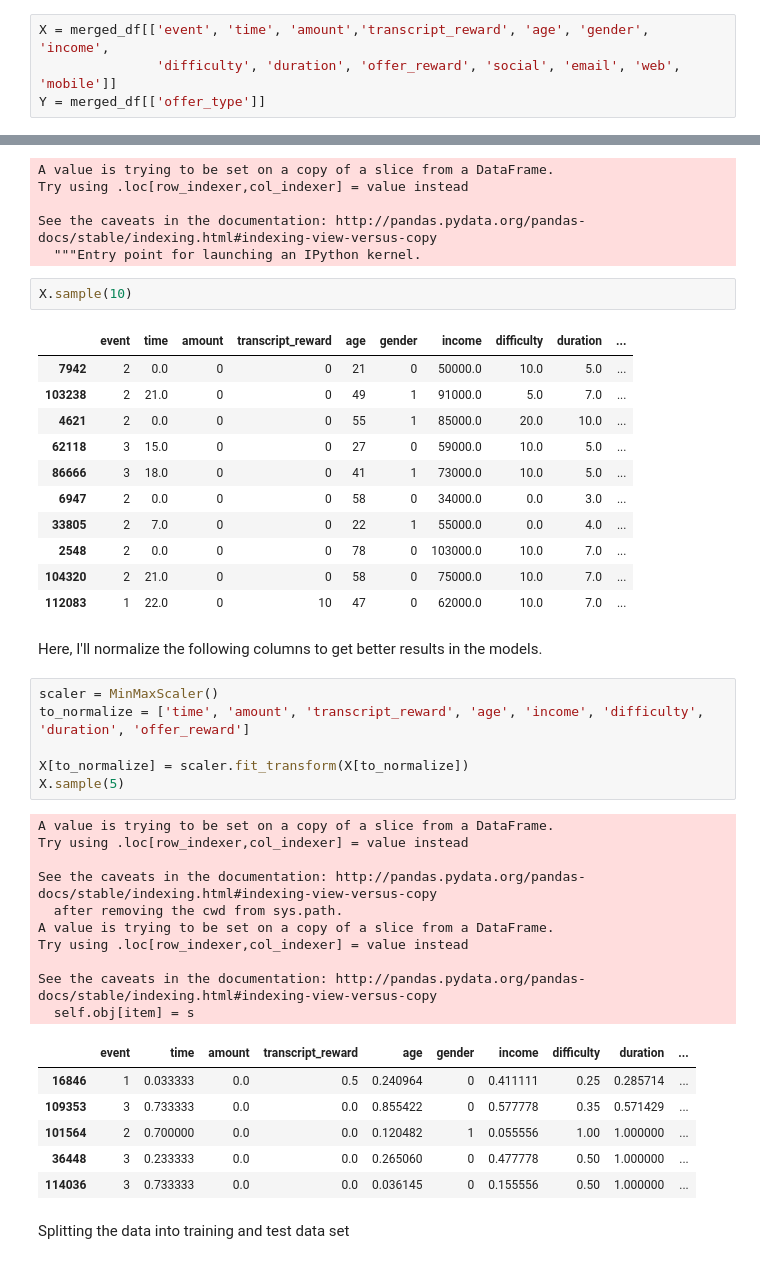
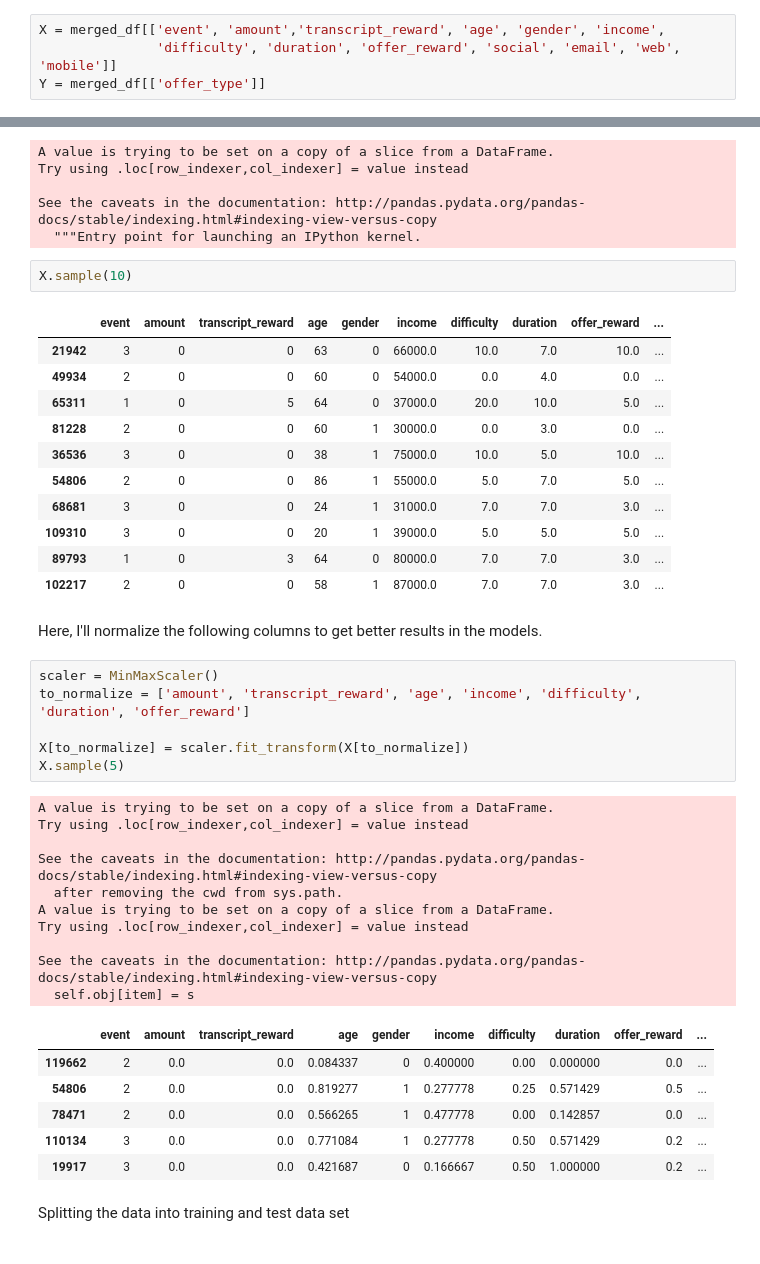
Before and after one commit to maysamf/udacity_dsnd, a Jupyter notebook: Starbucks Capstone Challenge/Starbucks_Capstone_notebook.ipynb, the cells around one changed output, grey strips where cells are left out. Drawn from its saved outputs; the diff is of its cells as text.

```diff
--- a/Starbucks Capstone Challenge/Starbucks_Capstone_notebook.ipynb
+++ b/Starbucks Capstone Challenge/Starbucks_Capstone_notebook.ipynb
@@ -662,7 +662,7 @@ The features will need further processing before they are ready for the model tr
 merged_df = merged_df[merged_df['offer_type'].notnull()]
 merged_df = merged_df.reset_index(drop=True)
 # %%
-X = merged_df[['event', 'time', 'amount','transcript_reward', 'age', 'gender', 'income',
+X = merged_df[['event', 'amount','transcript_reward', 'age', 'gender', 'income',
                'difficulty', 'duration', 'offer_reward', 'social', 'email', 'web', 'mobile']]
 Y = merged_df[['offer_type']]
 # %% [markdown]
@@ -694,42 +694,42 @@ See the caveats in the documentation: http://pandas.pydata.org/pandas-docs/stabl
 # %%
 X.sample(10)
 # %% [output]
-|  | event | time | amount | transcript_reward | age | gender | income | difficulty | duration | ... |
-| 7942 | 2 | 0.0 | 0 | 0 | 21 | 0 | 50000.0 | 10.0 | 5.0 | ... |
-| 103238 | 2 | 21.0 | 0 | 0 | 49 | 1 | 91000.0 | 5.0 | 7.0 | ... |
-| 4621 | 2 | 0.0 | 0 | 0 | 55 | 1 | 85000.0 | 20.0 | 10.0 | ... |
-| 62118 | 3 | 15.0 | 0 | 0 | 27 | 0 | 59000.0 | 10.0 | 5.0 | ... |
-| 86666 | 3 | 18.0 | 0 | 0 | 41 | 1 | 73000.0 | 10.0 | 5.0 | ... |
-| 6947 | 2 | 0.0 | 0 | 0 | 58 | 0 | 34000.0 | 0.0 | 3.0 | ... |
-| 33805 | 2 | 7.0 | 0 | 0 | 22 | 1 | 55000.0 | 0.0 | 4.0 | ... |
-| 2548 | 2 | 0.0 | 0 | 0 | 78 | 0 | 103000.0 | 10.0 | 7.0 | ... |
-| 104320 | 2 | 21.0 | 0 | 0 | 58 | 0 | 75000.0 | 10.0 | 7.0 | ... |
-| 112083 | 1 | 22.0 | 0 | 10 | 47 | 0 | 62000.0 | 10.0 | 7.0 | ... |
+|  | event | amount | transcript_reward | age | gender | income | difficulty | duration | offer_reward | ... |
+| 21942 | 3 | 0 | 0 | 63 | 0 | 66000.0 | 10.0 | 7.0 | 10.0 | ... |
+| 49934 | 2 | 0 | 0 | 60 | 0 | 54000.0 | 0.0 | 4.0 | 0.0 | ... |
+| 65311 | 1 | 0 | 5 | 64 | 0 | 37000.0 | 20.0 | 10.0 | 5.0 | ... |
+| 81228 | 2 | 0 | 0 | 60 | 1 | 30000.0 | 0.0 | 3.0 | 0.0 | ... |
+| 36536 | 3 | 0 | 0 | 38 | 1 | 75000.0 | 10.0 | 5.0 | 10.0 | ... |
+| 54806 | 2 | 0 | 0 | 86 | 1 | 55000.0 | 5.0 | 7.0 | 5.0 | ... |
+| 68681 | 3 | 0 | 0 | 24 | 1 | 31000.0 | 7.0 | 7.0 | 3.0 | ... |
+| 109310 | 3 | 0 | 0 | 20 | 1 | 39000.0 | 5.0 | 5.0 | 5.0 | ... |
+| 89793 | 1 | 0 | 3 | 64 | 0 | 80000.0 | 7.0 | 7.0 | 3.0 | ... |
+| 102217 | 2 | 0 | 0 | 58 | 1 | 87000.0 | 7.0 | 7.0 | 3.0 | ... |
 # %% [markdown]
 Here, I'll normalize the following columns to get better results in the models.
 # %%
 scaler = MinMaxScaler()
-to_normalize = ['time', 'amount', 'transcript_reward', 'age', 'income', 'difficulty', 'duration', 'offer_reward']
+to_normalize = ['amount', 'transcript_reward', 'age', 'income', 'difficulty', 'duration', 'offer_reward']
 
 X[to_normalize] = scaler.fit_transform(X[to_normalize])
 X.sample(5)
 # %% [output]
 A value is trying to be set on a copy of a slice from a DataFrame.
 Try using .loc[row_indexer,col_indexer] = value instead
 
 See the caveats in the documentation: http://pandas.pydata.org/pandas-docs/stable/indexing.html#indexing-view-versus-copy
   after removing the cwd from sys.path.
 A value is trying to be set on a copy of a slice from a DataFrame.
 Try using .loc[row_indexer,col_indexer] = value instead
 
 See the caveats in the documentation: http://pandas.pydata.org/pandas-docs/stable/indexing.html#indexing-view-versus-copy
   self.obj[item] = s
-|  | event | time | amount | transcript_reward | age | gender | income | difficulty | duration | ... |
-| 16846 | 1 | 0.033333 | 0.0 | 0.5 | 0.240964 | 0 | 0.411111 | 0.25 | 0.285714 | ... |
-| 109353 | 3 | 0.733333 | 0.0 | 0.0 | 0.855422 | 0 | 0.577778 | 0.35 | 0.571429 | ... |
-| 101564 | 2 | 0.700000 | 0.0 | 0.0 | 0.120482 | 1 | 0.055556 | 1.00 | 1.000000 | ... |
-| 36448 | 3 | 0.233333 | 0.0 | 0.0 | 0.265060 | 0 | 0.477778 | 0.50 | 1.000000 | ... |
-| 114036 | 3 | 0.733333 | 0.0 | 0.0 | 0.036145 | 0 | 0.155556 | 0.50 | 1.000000 | ... |
+|  | event | amount | transcript_reward | age | gender | income | difficulty | duration | offer_reward | ... |
+| 119662 | 2 | 0.0 | 0.0 | 0.084337 | 0 | 0.400000 | 0.00 | 0.000000 | 0.0 | ... |
+| 54806 | 2 | 0.0 | 0.0 | 0.819277 | 1 | 0.277778 | 0.25 | 0.571429 | 0.5 | ... |
+| 78471 | 2 | 0.0 | 0.0 | 0.566265 | 1 | 0.477778 | 0.00 | 0.142857 | 0.0 | ... |
+| 110134 | 3 | 0.0 | 0.0 | 0.771084 | 1 | 0.277778 | 0.50 | 0.571429 | 0.2 | ... |
+| 19917 | 3 | 0.0 | 0.0 | 0.421687 | 0 | 0.166667 | 0.50 | 1.000000 | 0.2 | ... |
 # %% [markdown]
 Splitting the data into training and test data set
 # %%
```
Also changed, not shown: parts of 24 cells of this notebook, 2 other files.
